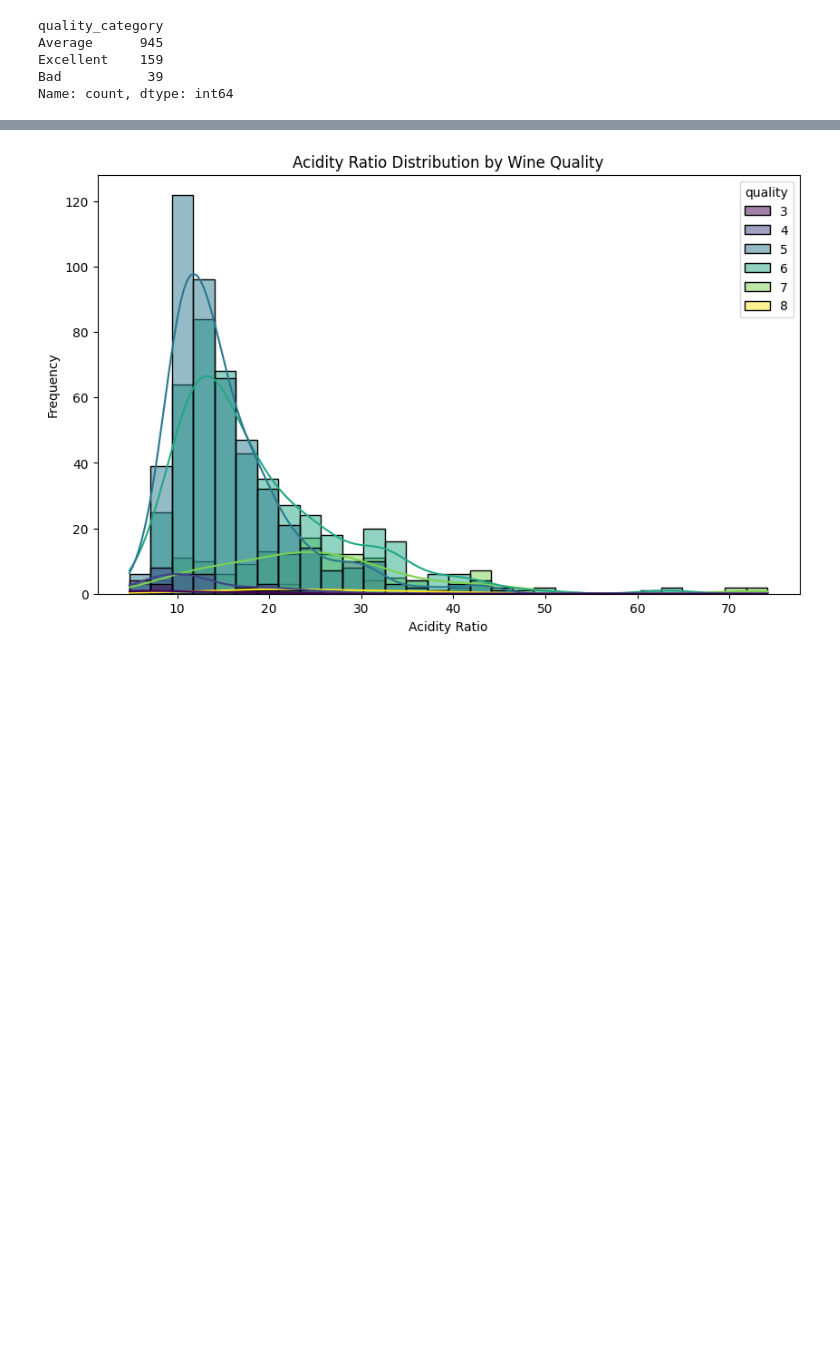
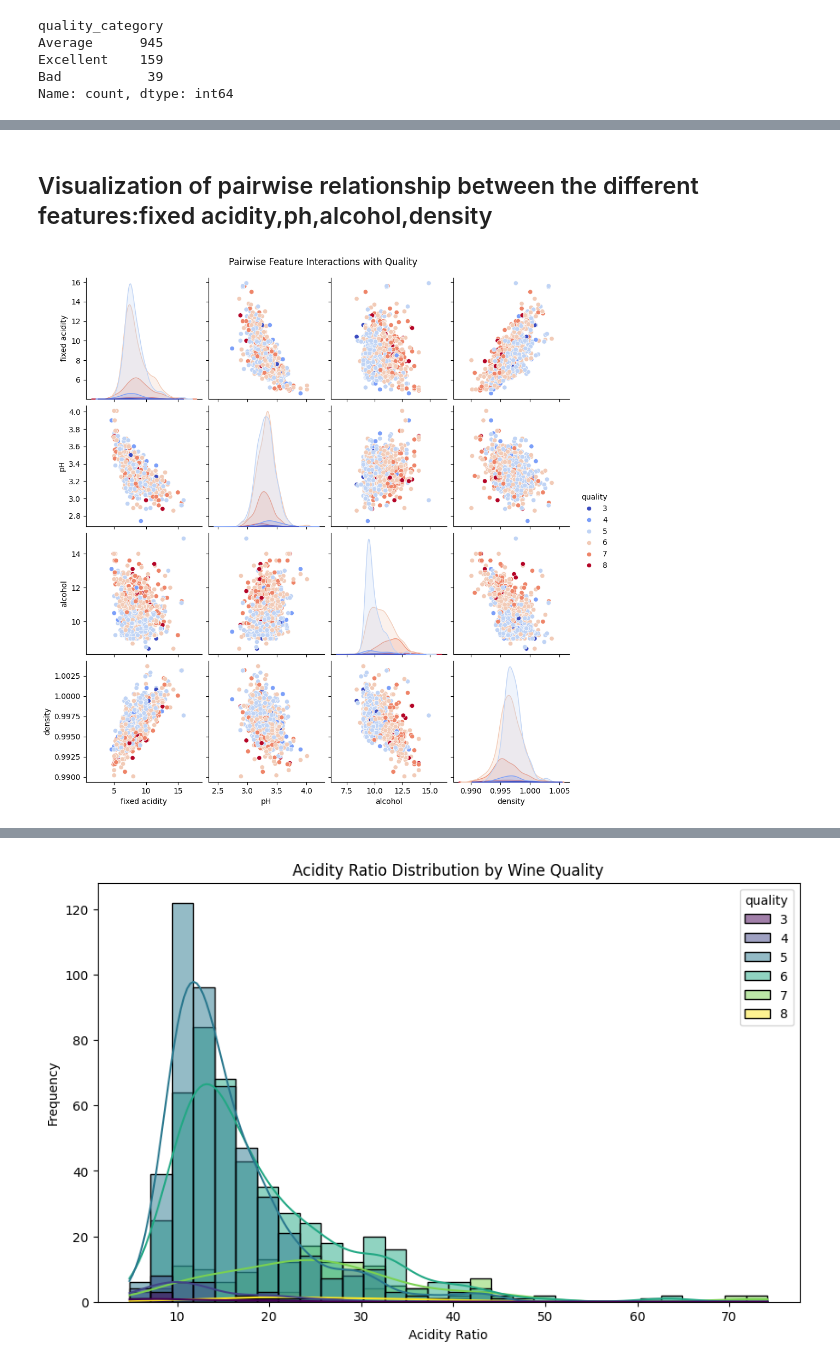
Before and after one commit to Manzilchalise/Project-fds-, a Jupyter notebook: project.ipynb, the cells around one changed output, grey strips where cells are left out. Drawn from its saved outputs; the diff is of its cells as text; code cells hidden in the pictures; blank space fills up the shorter version.

```diff
--- a/project.ipynb
+++ b/project.ipynb
@@ -256,0 +188,9 @@ df['sugar_alcohol_ratio'] = df['residual sugar'] / df['alcohol']
+# %% [markdown]
+## Visualization of pairwise relationship between the different features:fixed acidity,ph,alcohol,density
+# %%
+
+sns.pairplot(df[['fixed acidity', 'pH', 'alcohol', 'density', 'quality']], hue='quality', palette='coolwarm')
+plt.suptitle('Pairwise Feature Interactions with Quality', y=1.02)
+plt.show()
+# %% [output]
+[figure, added]
```
Also changed, not shown: parts of 52 cells of this notebook.
